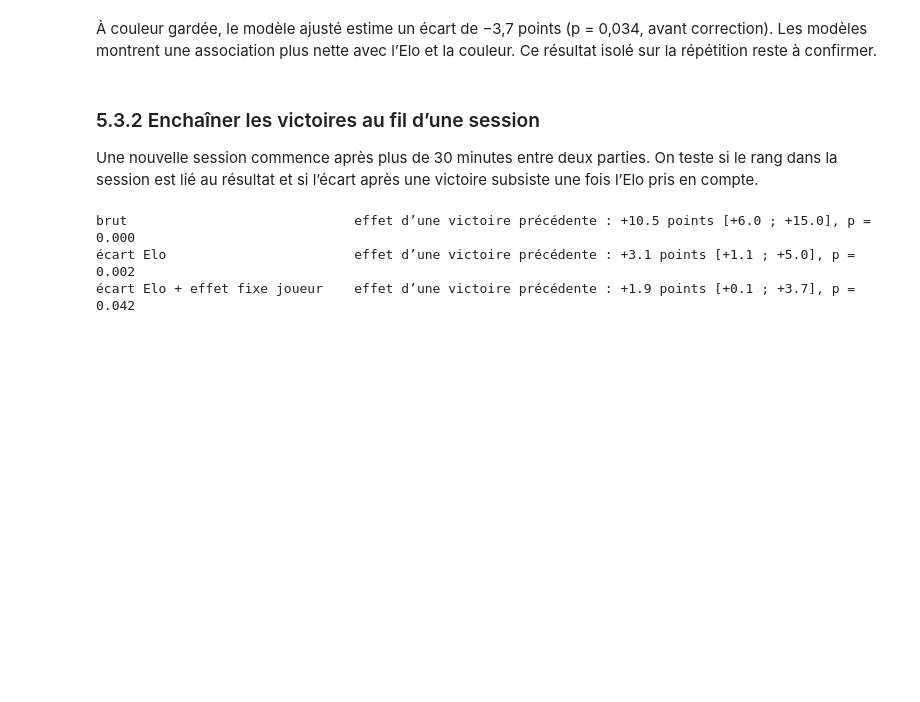
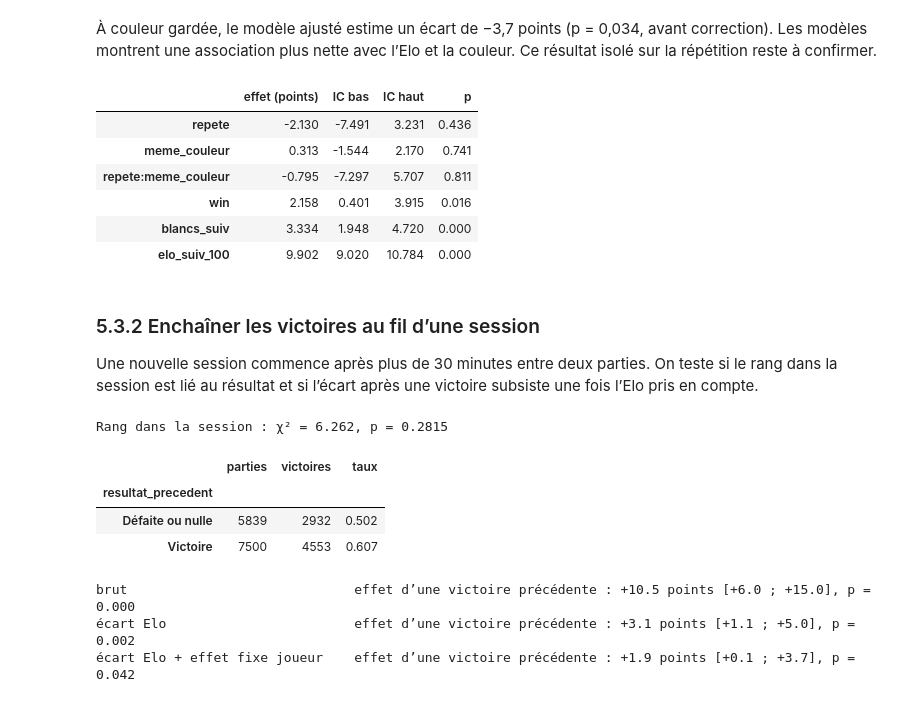
Before and after one commit to Hadrienfonrojet/ANALYSE-MARCHE-, a Jupyter notebook: QueensGambit.ipynb, the cells around one changed output. Drawn from its saved outputs; the diff is of its cells as text; code cells hidden in the pictures; blank space fills up the shorter version.

```diff
--- a/QueensGambit.ipynb
+++ b/QueensGambit.ipynb
@@ -941,9 +1009,18 @@ Répéter à couleur gardée (β1 + β3) : -3.7 points, p = 0.034
 # %%
 logit = smf.logit(formules["M2 contrôles"], data=donnees).fit(disp=False, cov_type="cluster",
                                                                 cov_kwds={"groups": donnees["user_id"]})
 effets_logit = logit.get_margeff(at="overall").summary_frame()
 effets_logit = (100 * effets_logit[["dy/dx", "Conf. Int. Low", "Cont. Int. Hi."]]).join(effets_logit[["Pr(>|z|)"]])
 effets_logit.columns = ["effet (points)", "IC bas", "IC haut", "p"]
+display(effets_logit.loc[["repete", "meme_couleur", "repete:meme_couleur", "win", "blancs_suiv", "elo_suiv_100"]].round(3))
+# %% [output]
+|  | effet (points) | IC bas | IC haut | p |
+| repete | -2.130 | -7.491 | 3.231 | 0.436 |
+| meme_couleur | 0.313 | -1.544 | 2.170 | 0.741 |
+| repete:meme_couleur | -0.795 | -7.297 | 5.707 | 0.811 |
+| win | 2.158 | 0.401 | 3.915 | 0.016 |
+| blancs_suiv | 3.334 | 1.948 | 4.720 | 0.000 |
+| elo_suiv_100 | 9.902 | 9.020 | 10.784 | 0.000 |
 # %% [markdown]
 ### 5.3.2 Enchaîner les victoires au fil d’une session
 
@@ -958,8 +1035,17 @@ parties["rang_session"] = pd.cut(parties["rang"], [0, 1, 2, 3, 5, 10, 1000],
 tailles = parties.groupby(["user_id", "session"]).size()
 # %%
 t = chi2(parties, "rang_session", y="win"); tests.append({**t, "test": "rang dans la session"})
+print(f"Rang dans la session : χ² = {t['chi2']:.3f}, p = {t['p']:.4f}")
+# %% [output]
+Rang dans la session : χ² = 6.262, p = 0.2815
 # %%
 t = chi2(trans, "win"); tests.append({**t, "test": "victoire précédente (brut)"})
+display(taux(trans.assign(resultat_precedent=trans["win"].map({1: "Victoire", 0: "Défaite ou nulle"})), "resultat_precedent")[["parties", "victoires", "taux"]].round(3))
+# %% [output]
+|  | parties | victoires | taux |
+| resultat_precedent |  |  |  |
+| Défaite ou nulle | 5839 | 2932 | 0.502 |
+| Victoire | 7500 | 4553 | 0.607 |
 # %%
 fe = trans.dropna(subset=["elo_suiv_100"])
 for nom, f in [("brut", "win_suiv ~ win"),
```
Also changed, not shown: parts of 31 cells of this notebook, 1 other file.
